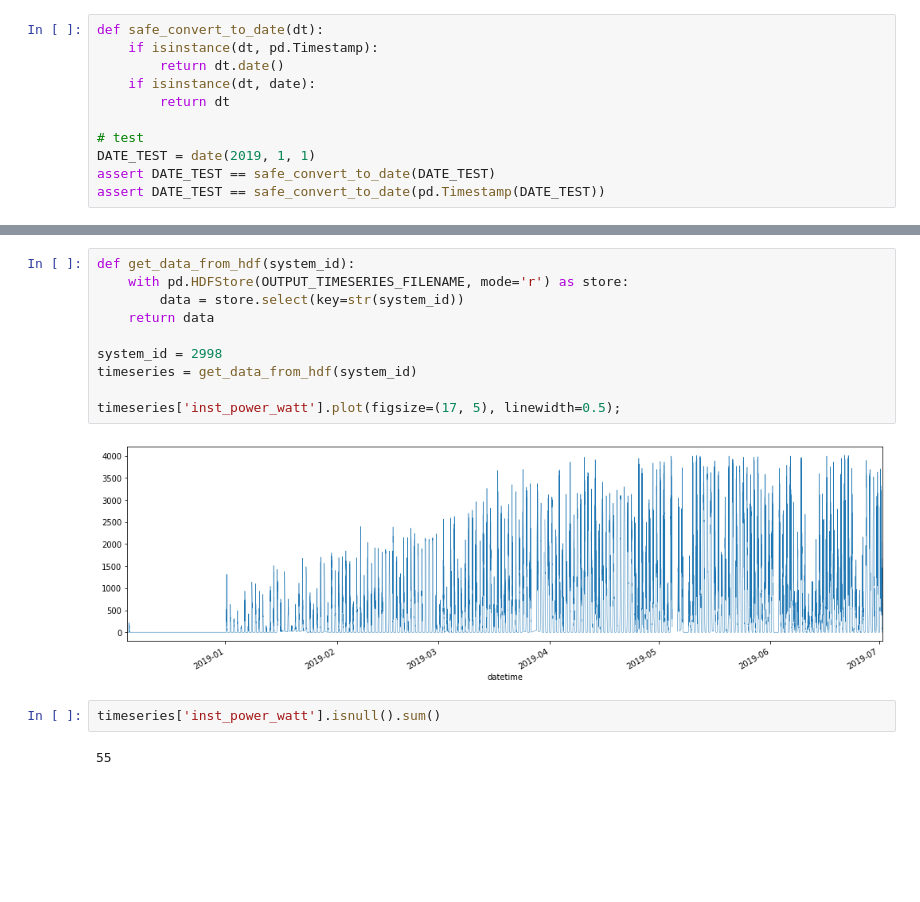
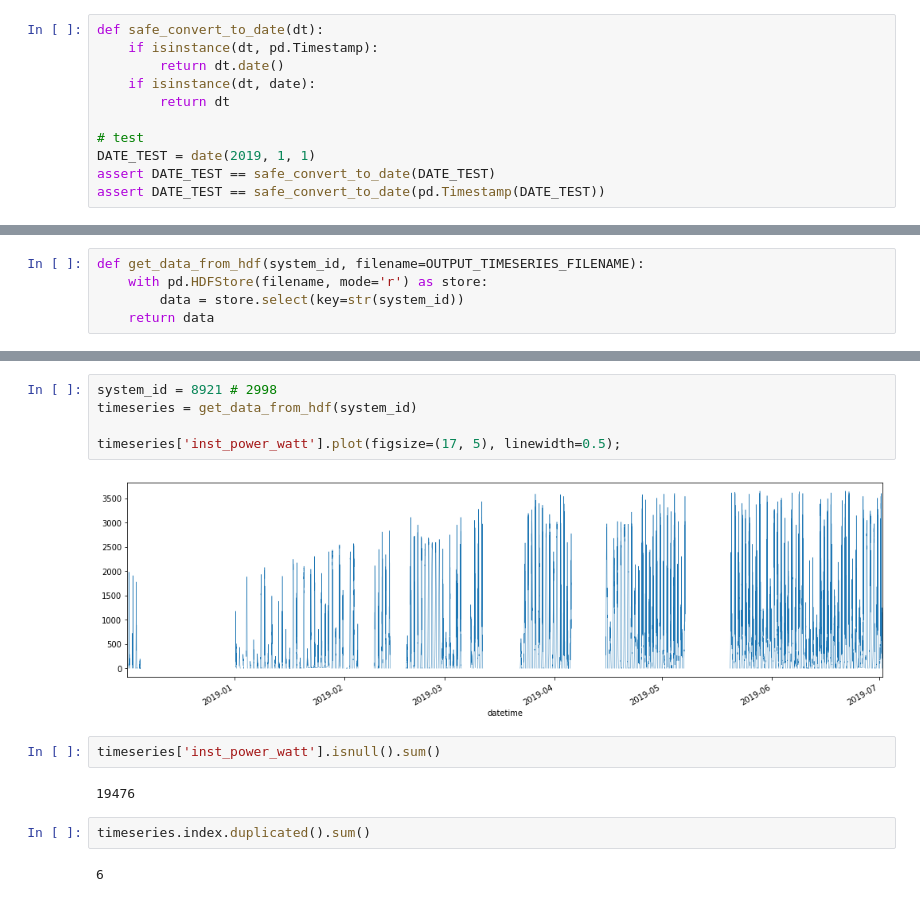
Before and after one commit to openclimatefix/pvoutput, a Jupyter notebook: download_pv_timeseries.ipynb, the cells around one changed output, grey strips where cells are left out. Cells and saved outputs as stored; diff of their text form; blank space fills up the shorter version.

```diff
--- a/download_pv_timeseries.ipynb
+++ b/download_pv_timeseries.ipynb
@@ -123,0 +124,5 @@ assert DATE_TEST == safe_convert_to_date(pd.Timestamp(DATE_TEST))
+# %%
+def get_data_from_hdf(system_id, filename=OUTPUT_TIMESERIES_FILENAME):
+    with pd.HDFStore(filename, mode='r') as store:
+        data = store.select(key=str(system_id))
+    return data
@@ -203,16 +225,15 @@ Number of missing dates found so far: 12387
 # %%
-def get_data_from_hdf(system_id):
-    with pd.HDFStore(OUTPUT_TIMESERIES_FILENAME, mode='r') as store:
-        data = store.select(key=str(system_id))
-    return data
-
-system_id = 2998
+system_id = 8921 # 2998
 timeseries = get_data_from_hdf(system_id)
 
 timeseries['inst_power_watt'].plot(figsize=(17, 5), linewidth=0.5);
 # %% [output]
-[figure, old version]
+[figure, new version]
 # %%
 timeseries['inst_power_watt'].isnull().sum()
 # %% [output]
-55
+19476
+# %%
+timeseries.index.duplicated().sum()
+# %% [output]
+6
```
Also changed, not shown: parts of 10 cells of this notebook, 1 other file.
